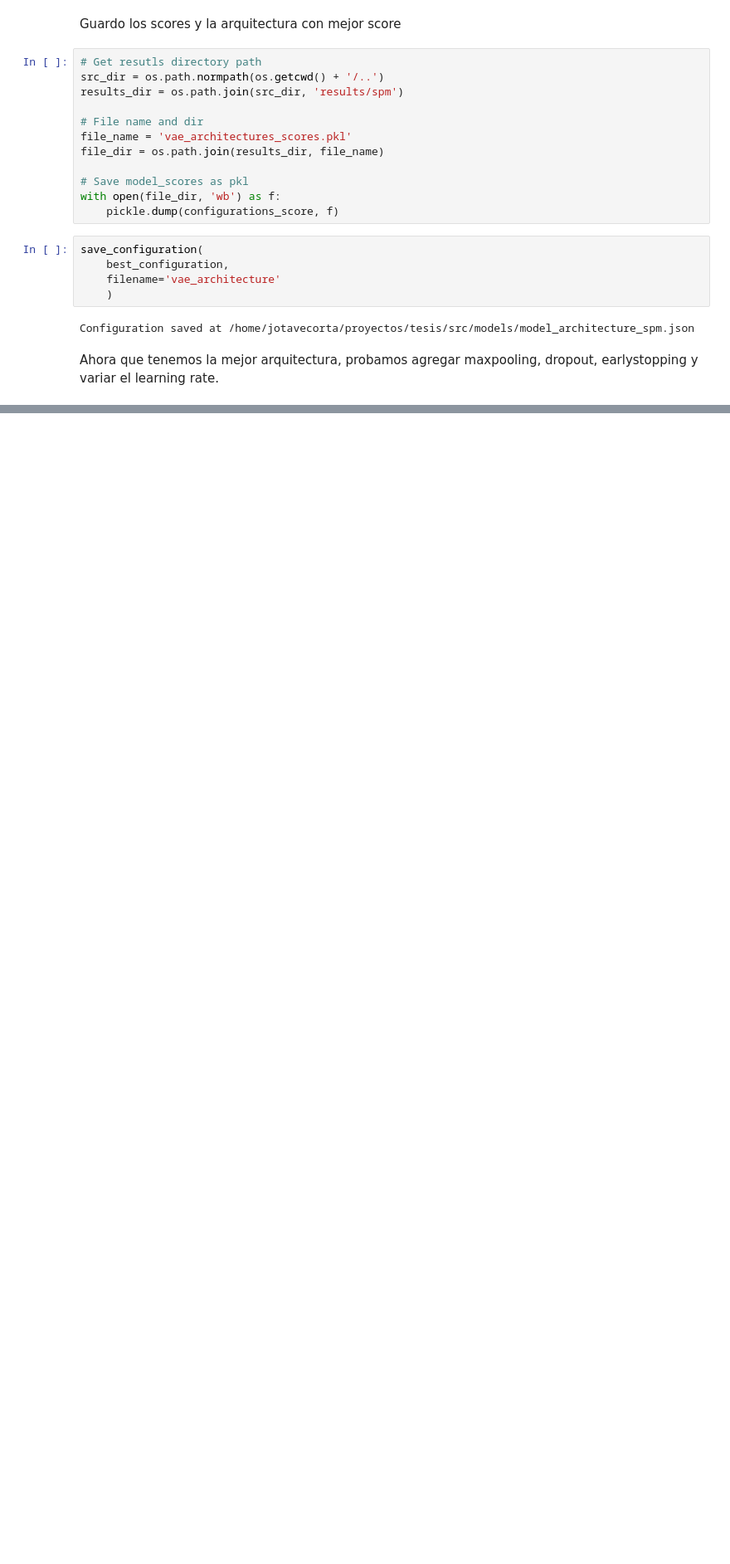
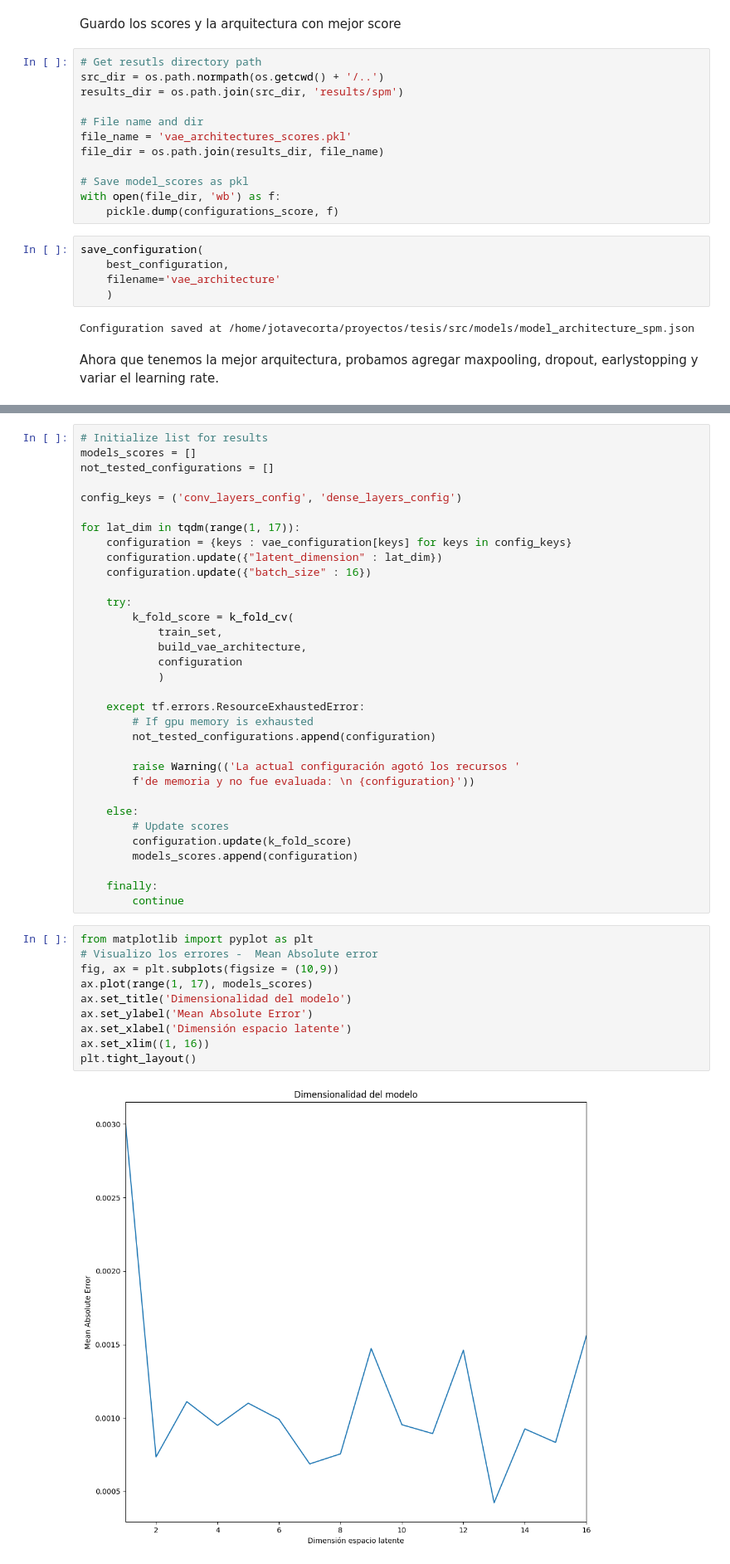
Before and after one commit to jotavecorta/DeepScatteringModels, a Jupyter notebook: notebooks/8.0-jv-spm-vae-walkthrough.ipynb, the cells around one changed output, grey strips where cells are left out. Shown at 83% size. Drawn from its saved outputs; the diff is of its cells as text; blank space fills up the shorter version.

```diff
--- a/notebooks/8.0-jv-spm-vae-walkthrough.ipynb
+++ b/notebooks/8.0-jv-spm-vae-walkthrough.ipynb
@@ -150,0 +266,45 @@ Ahora que tenemos la mejor arquitectura, probamos agregar maxpooling, dropout, e
+# %%
+# Initialize list for results
+models_scores = []
+not_tested_configurations = []
+
+config_keys = ('conv_layers_config', 'dense_layers_config')
+
+for lat_dim in tqdm(range(1, 17)):
+    configuration = {keys : vae_configuration[keys] for keys in config_keys}
+    configuration.update({"latent_dimension" : lat_dim})
+    configuration.update({"batch_size" : 16})
+
+    try:
+        k_fold_score = k_fold_cv(
+            train_set,
+            build_vae_architecture,
+            configuration
+            )
+
+    except tf.errors.ResourceExhaustedError:
+        # If gpu memory is exhausted
+        not_tested_configurations.append(configuration)
+
+        raise Warning(('La actual configuración agotó los recursos '
+        f'de memoria y no fue evaluada: \n {configuration}'))
+
+    else:
+        # Update scores
+        configuration.update(k_fold_score)
+        models_scores.append(configuration)
+
+    finally:
+        continue
+# %%
+from matplotlib import pyplot as plt
+# Visualizo los errores -  Mean Absolute error
+fig, ax = plt.subplots(figsize = (10,9))
+ax.plot(range(1, 17), models_scores)
+ax.set_title('Dimensionalidad del modelo')
+ax.set_ylabel('Mean Absolute Error')
+ax.set_xlabel('Dimensión espacio latente')
+ax.set_xlim((1, 16))
+plt.tight_layout()
+# %% [output]
+[figure, added]
```
Also changed, not shown: parts of 12 cells of this notebook, 3 other files.
